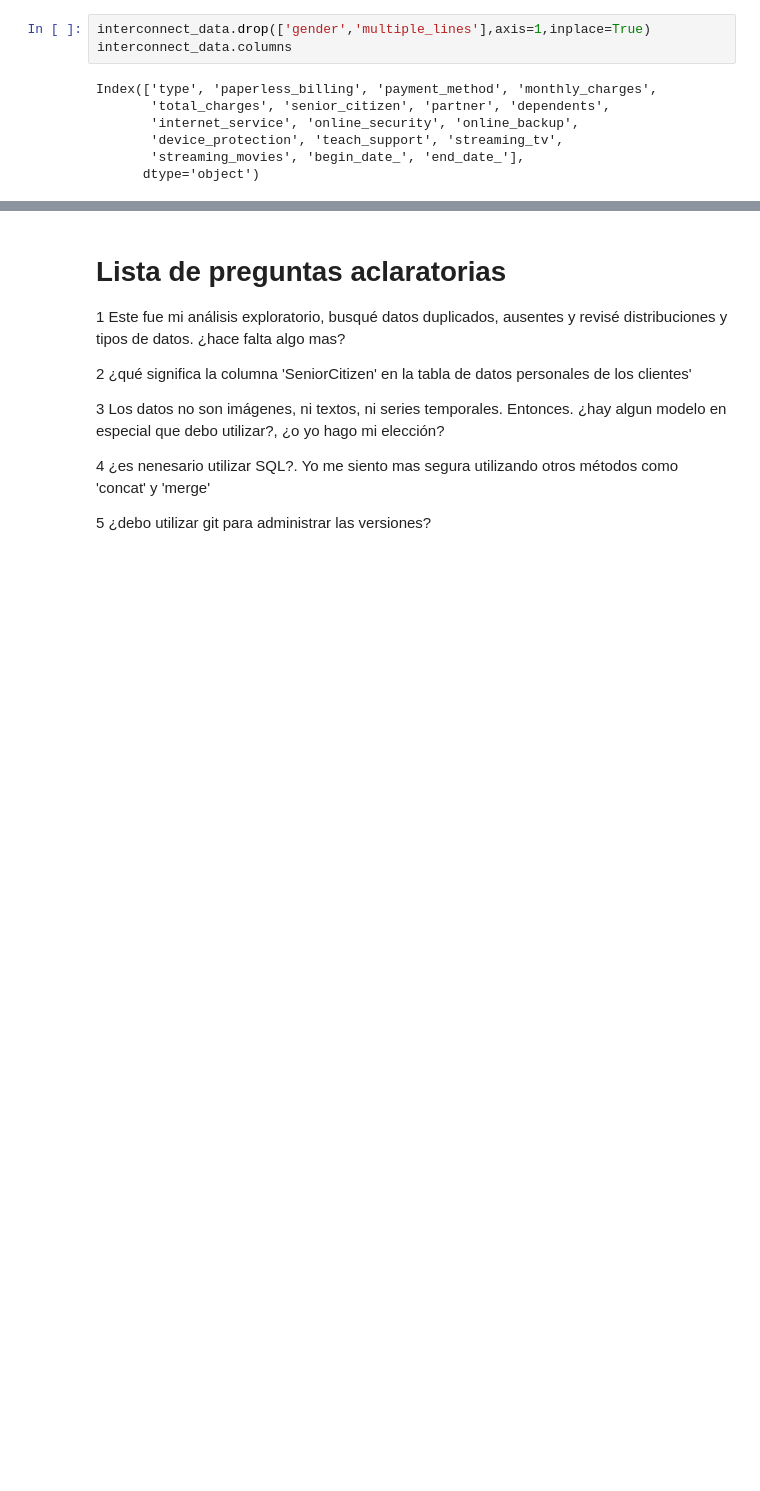
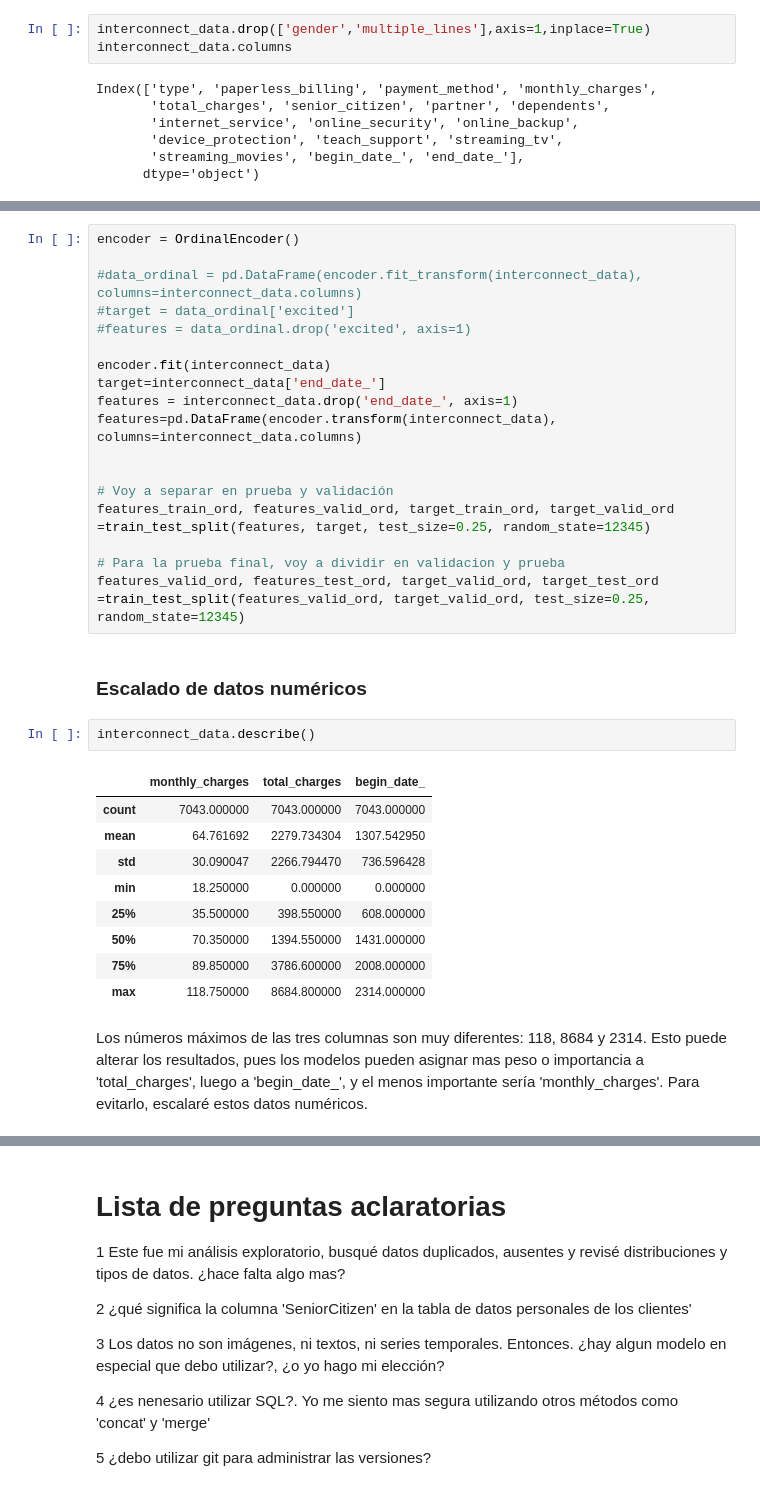
Before and after one commit to GeorginaTL/ProyectoFinalTT, a Jupyter notebook: proyecto_final_s17.ipynb, the cells around one changed output, grey strips where cells are left out. Saved outputs shown, nothing was run; the diff lists cells and outputs as text; blank space fills up the shorter version.

```diff
--- a/proyecto_final_s17.ipynb
+++ b/proyecto_final_s17.ipynb
@@ -1485,0 +1539,34 @@ Index(['type', 'paperless_billing', 'payment_method', 'monthly_charges',
+# %%
+encoder = OrdinalEncoder()
+
+#data_ordinal = pd.DataFrame(encoder.fit_transform(interconnect_data), columns=interconnect_data.columns)
+#target = data_ordinal['excited']
+#features = data_ordinal.drop('excited', axis=1)
+
+encoder.fit(interconnect_data)
+target=interconnect_data['end_date_']
+features = interconnect_data.drop('end_date_', axis=1)
+features=pd.DataFrame(encoder.transform(interconnect_data), columns=interconnect_data.columns)
+
+
+# Voy a separar en prueba y validación
+features_train_ord, features_valid_ord, target_train_ord, target_valid_ord  =train_test_split(features, target, test_size=0.25, random_state=12345)
+
+# Para la prueba final, voy a dividir en validacion y prueba
+features_valid_ord, features_test_ord, target_valid_ord, target_test_ord  =train_test_split(features_valid_ord, target_valid_ord, test_size=0.25, random_state=12345)
+# %% [markdown]
+### Escalado de datos numéricos
+# %%
+interconnect_data.describe()
+# %% [output]
+|  | monthly_charges | total_charges | begin_date_ |
+| count | 7043.000000 | 7043.000000 | 7043.000000 |
+| mean | 64.761692 | 2279.734304 | 1307.542950 |
+| std | 30.090047 | 2266.794470 | 736.596428 |
+| min | 18.250000 | 0.000000 | 0.000000 |
+| 25% | 35.500000 | 398.550000 | 608.000000 |
+| 50% | 70.350000 | 1394.550000 | 1431.000000 |
+| 75% | 89.850000 | 3786.600000 | 2008.000000 |
+| max | 118.750000 | 8684.800000 | 2314.000000 |
+# %% [markdown]
+Los números máximos de las tres columnas son muy diferentes: 118, 8684 y 2314. Esto puede alterar los resultados, pues los modelos pueden asignar mas peso o importancia a 'total_charges', luego a 'begin_date_', y el menos importante sería 'monthly_charges'. Para evitarlo, escalaré estos datos numéricos.
```
Also changed, not shown: parts of 24 cells of this notebook.
